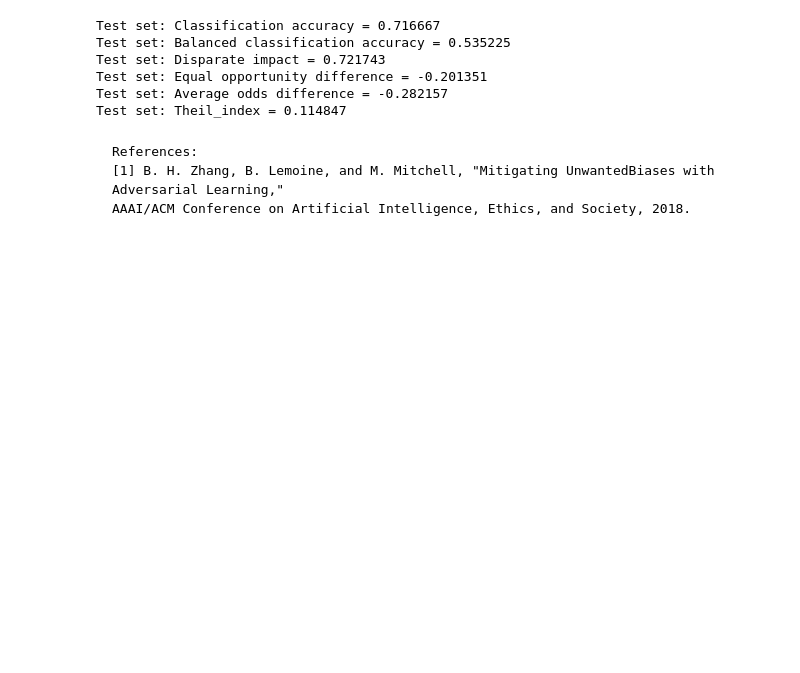
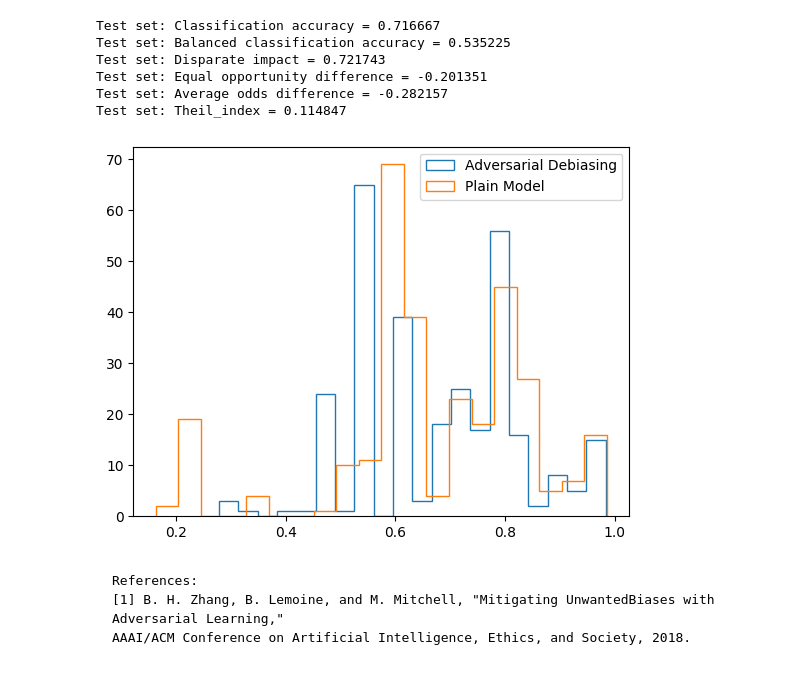
Before and after one commit to eberhard-leander/AIF360_dev, a Jupyter notebook: examples/2_1_demo_xgb_ad_german.ipynb, the cells around one changed output. Saved outputs shown, nothing was run; the diff lists cells and outputs as text; code cells hidden in the pictures; blank space fills up the shorter version.

```diff
--- a/examples/2_1_demo_xgb_ad_german.ipynb
+++ b/examples/2_1_demo_xgb_ad_german.ipynb
@@ -103,7 +100,9 @@ Test set: Difference in mean outcomes between unprivileged and privileged groups
 # %% [markdown]
 ### Learn plan classifier without debiasing
 # %%
-plain_model = XGBAdversarialDebiasing(
+from _utils import _XGBAdversarialDebiasing
+
+plain_model = _XGBAdversarialDebiasing(
     unprivileged_groups=unprivileged_groups,
     privileged_groups=privileged_groups,
     seed=1234,
@@ -184,16 +183,19 @@ Test set: Theil_index = 0.104363
 # %% [markdown]
 ### Apply in-processing algorithm based on adversarial learning
 # %%
+from _utils import _XGBAdversarialDebiasing
+
 protected_attribute_name = "age"
 Z = dataset_orig_train.protected_attributes[
     :,
     dataset_orig_train.protected_attribute_names.index(protected_attribute_name),
 ]
-debiased_model = XGBAdversarialDebiasing(
+debiased_model = _XGBAdversarialDebiasing(
     unprivileged_groups=unprivileged_groups,
     privileged_groups=privileged_groups,
     seed=1234,
     debias=True,
     protected_group_vector=Z,
     adversary_loss_weight=10,
+    debug=True,
 )
@@ -315,6 +336,19 @@ Test set: Disparate impact = 0.721743
 Test set: Equal opportunity difference = -0.201351
 Test set: Average odds difference = -0.282157
 Test set: Theil_index = 0.114847
+# %%
+import matplotlib.pyplot as plt
+
+bins = 20
+probs_ad = debiased_model.predict_proba(dataset_orig_test)[:, 1]
+base_probs = plain_model.predict_proba(dataset_orig_test)[:, 1]
+# plt.hist(adjusted_probs, bins=bins, histtype="step", label="Fairness Adjuster")
+plt.hist(probs_ad, bins=bins, histtype="step", label="Adversarial Debiasing")
+plt.hist(base_probs, bins=bins, histtype="step", label="Plain Model")
+plt.legend()
+plt.show()
+# %% [output]
+[figure, added]
 # %% [markdown]
 
     References:
```
Also changed, not shown: parts of 5 cells of this notebook, 5 other files.
